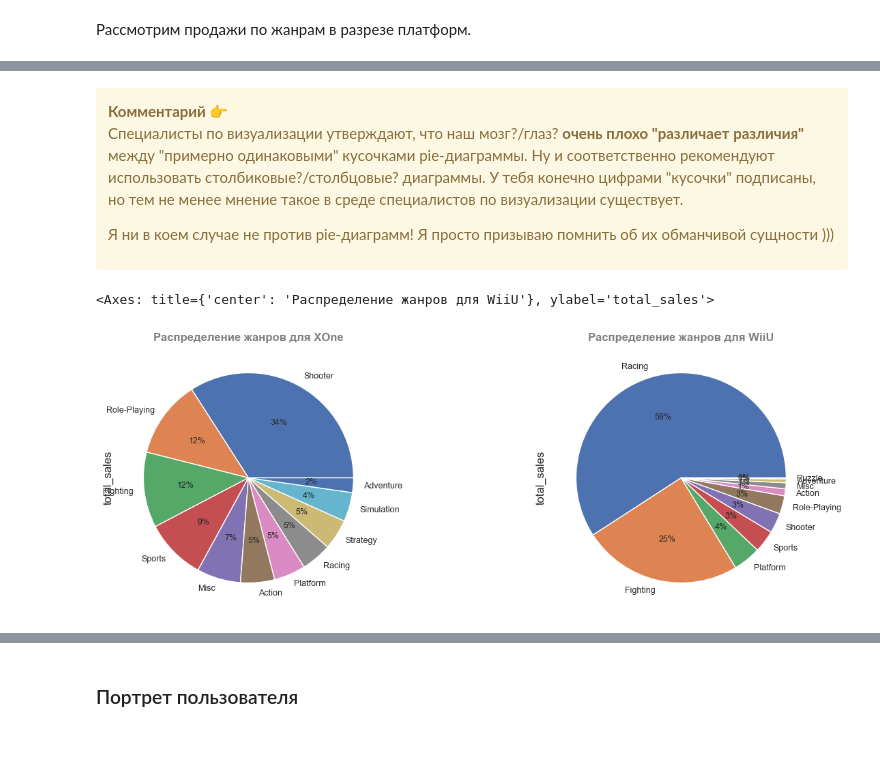
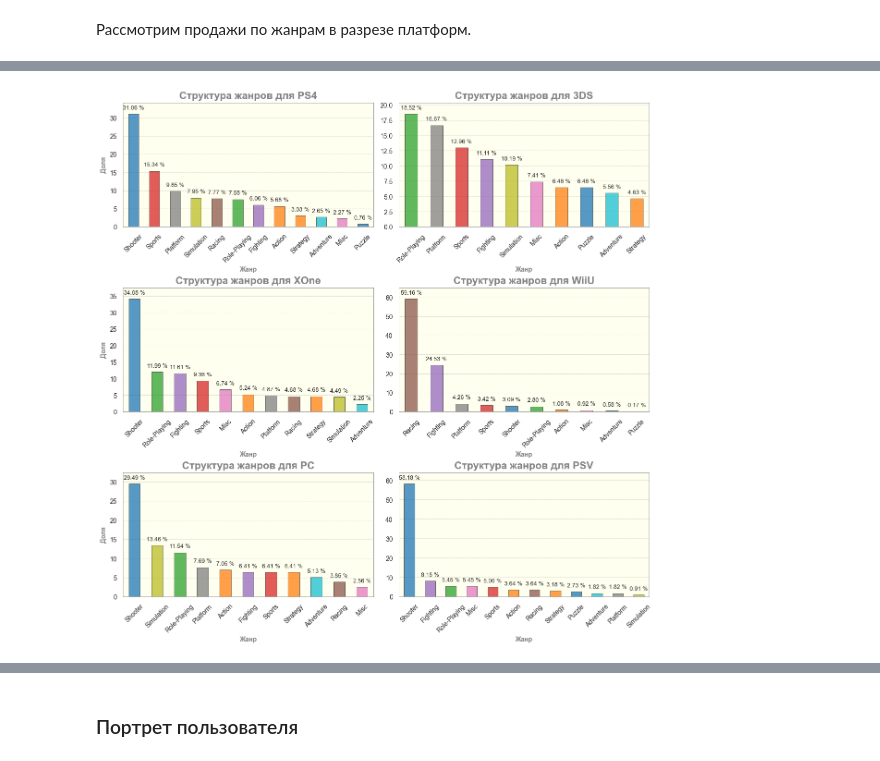
Before and after one commit to SuvorinSergey/ya_practicum_data_science, a Jupyter notebook: games/games.ipynb, the cells around one changed output, grey strips where cells are left out. Cells and saved outputs as stored; diff of their text form; code cells hidden in the pictures.

Commit message:
Update graph user portrait

```diff
--- a/games/games.ipynb
+++ b/games/games.ipynb
@@ -1323,5 +1318,8 @@ ax.set_ylabel('Доля, %', fontdict=fd_10)
 ax.set_xlabel('Жанр', fontdict=fd_10) ;
 # %% [output]
 [figure]
+# %%
+h_size = 3
+v_size = 2
 # %% [markdown]
 Рассмотрим продажи по жанрам в разрезе платформ.
@@ -1341,22 +1326,57 @@ actual_data[actual_data['platform'] == '3DS'].groupby('genre')['total_sales'].ag
-# %% [markdown]
-<div class="alert alert-warning">
-<b>Комментарий 👉</b>
-
-Специалисты по визуализации утверждают, что наш мозг?/глаз? **очень плохо "различает различия"** между "примерно одинаковыми" кусочками pie-диаграммы. Ну и соответственно рекомендуют использовать столбиковые?/столбцовые? диаграммы. У тебя конечно цифрами "кусочки" подписаны, но тем не менее мнение такое в среде специалистов по визуализации существует.
-
-Я ни в коем случае не против pie-диаграмм! Я просто призываю помнить об их обманчивой сущности )))</div>
-# %%
-fig, axs = plt.subplots(1, 2, figsize=(15, 5))
-
-actual_data[actual_data['platform'] == 'XOne'].groupby('genre')['total_sales'].agg('median').\
-    sort_values(ascending=False).\
-    plot(kind='pie', y='genre', autopct='%1.0f%%', ax=axs[0], title='Распределение жанров для XOne', fontsize=9)
-
-actual_data[actual_data['platform'] == 'WiiU'].groupby('genre')['total_sales'].agg('median').\
-    sort_values(ascending=False).\
-    plot(kind='pie', y='genre', autopct='%1.0f%%', ax=axs[1], title='Распределение жанров для WiiU', fontsize=9)
-# %% [output]
-<Axes: title={'center': 'Распределение жанров для WiiU'}, ylabel='total_sales'>
-[figure, removed]
+# %%
+# Создаем список с координатами плиток
+tile_coordinates = [[h, v] for h in range(h_size) for v in range(v_size)]
+# %%
+# Создаем словарь жанр-цвет
+genre_color = {actual_data['genre'].unique()[i]:sns.color_palette('tab10', 12)[i] \
+               for i in range(0, len(actual_data['genre'].unique()))}
+# %%
+# Задаем параметры объекта для построения графиков
+graph_set['figure.figsize'] = (width, height * h_size)
+sns.set(rc=graph_set)
+
+# Задаем параметры объекта для построения графиков
+fig, axs = plt.subplots(h_size, v_size, constrained_layout=True)
+
+platforms = actual_data['platform'].unique()
+
+for i, platform in enumerate(platforms):
+
+    # Определяем координаты плиток для каждого металла
+    pos_x = tile_coordinates[i][0]
+    pos_y = tile_coordinates[i][1]
+
+    graph_data = actual_data[actual_data['platform'] == platform].groupby('genre').\
+        agg(mean_total_sales=('total_sales','median')).\
+            assign(ratio=lambda x: (x / x.sum() * 100)).\
+                sort_values(by='ratio', ascending=False).reset_index()
+
+    # Рисуем график
+    ax = sns.barplot(x=graph_data['genre'],
+                     y=graph_data['ratio'],
+                     ax=axs[pos_x][pos_y],
+                     alpha=.75,
+                     linewidth=.5,
+                     width=0.5,
+                     edgecolor='black')
+
+    # Настраиваем параметры
+    ax.set_title(f'Структура жанров для {platform}', fontdict=fd_16)
+    ax.tick_params(axis='both', labelsize=10)
+    ax.tick_params(axis='x', rotation=45)
+    if i % 2 == 0:
+        ax.set_ylabel('Доля', fontdict=fd_10)
+    else:
+        ax.set_ylabel('')
+    add_value_labels(ax, unit=' %')
+
+    # Присваиваем барам соответствующий цвет
+    for i, labels in enumerate(ax.get_xticklabels()):
+        ax.patches[i].set_facecolor(genre_color[labels.get_text()])
+
+    ax.margins(y=0.1)
+    ax.set_xlabel('Жанр', fontdict=fd_10) ;
+# %% [output]
+[figure, added]
 # %% [markdown]
 **Выводы:**
```
Also changed, not shown: parts of 29 cells of this notebook.
